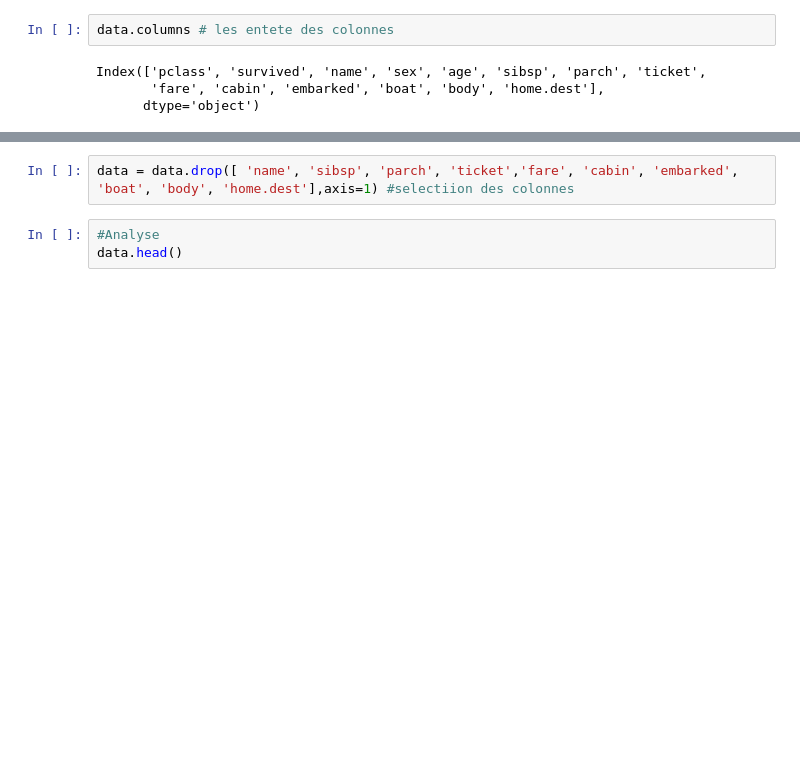
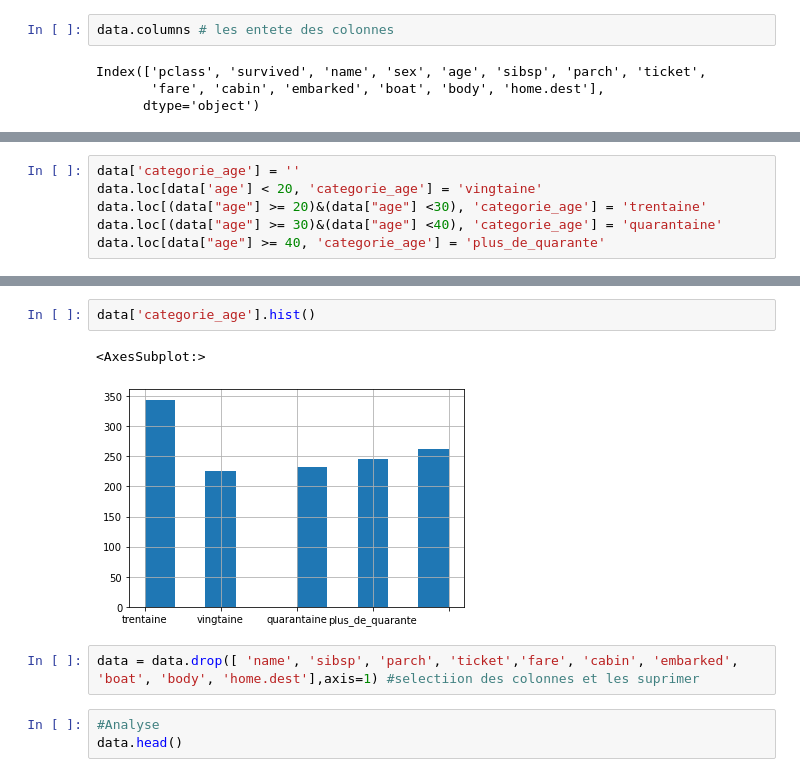
Before and after one commit to ShaD971/Machine-Learning, a Jupyter notebook: Panda.ipynb, the cells around one changed output, grey strips where cells are left out. Cells and saved outputs as stored; diff of their text form; blank space fills up the shorter version.

```diff
--- a/Panda.ipynb
+++ b/Panda.ipynb
@@ -31,0 +76,6 @@ data.head()#visualisé les données
+# %%
+data['categorie_age'] = ''
+data.loc[data['age'] < 20, 'categorie_age'] = 'vingtaine'
+data.loc[(data["age"] >= 20)&(data["age"] <30), 'categorie_age'] = 'trentaine'
+data.loc[(data["age"] >= 30)&(data["age"] <40), 'categorie_age'] = 'quarantaine'
+data.loc[data["age"] >= 40, 'categorie_age'] = 'plus_de_quarante'
@@ -32,5 +92,10 @@ data.head()#visualisé les données
+# %%
+data['categorie_age'].hist()
+# %% [output]
+<AxesSubplot:>
+[figure, added]
 # %%
-data = data.drop([ 'name', 'sibsp', 'parch', 'ticket','fare', 'cabin', 'embarked', 'boat', 'body', 'home.dest'],axis=1) #selectiion des colonnes
+data = data.drop([ 'name', 'sibsp', 'parch', 'ticket','fare', 'cabin', 'embarked', 'boat', 'body', 'home.dest'],axis=1) #selectiion des colonnes et les suprimer
 # %%
 #Analyse
 data.head()
```
Also changed, not shown: parts of 10 cells of this notebook.
